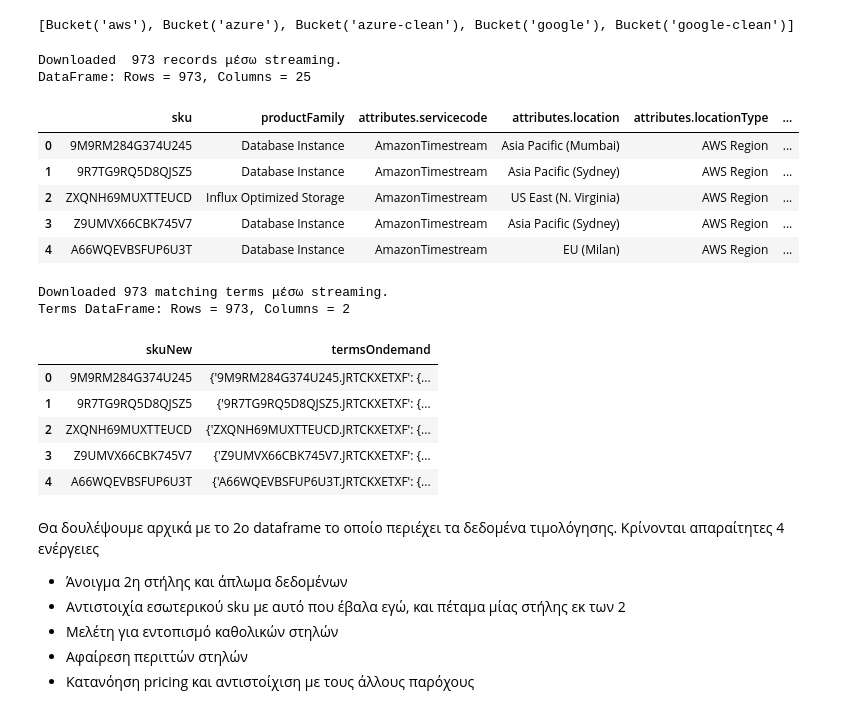
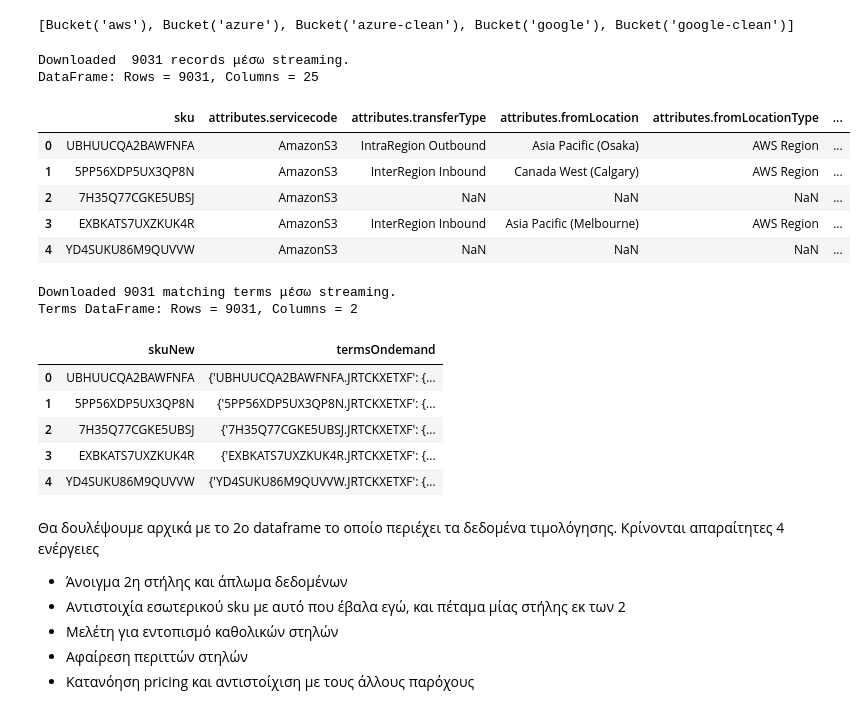
Before and after one commit to PanosVaritis/Pricing-ops-api, a Jupyter notebook: notebooks/aws_eda.ipynb, the cells around one changed output. Saved outputs shown, nothing was run; the diff lists cells and outputs as text; code cells hidden in the pictures.

```diff
--- a/notebooks/aws_eda.ipynb
+++ b/notebooks/aws_eda.ipynb
@@ -17,46 +17,47 @@ client = config.create_minio_client()
 [Bucket('aws'), Bucket('azure'), Bucket('azure-clean'), Bucket('google'), Bucket('google-clean')]
 # %%
 # object_name = "AmazonEC2.json"
-object_name = "AmazonTimestream.json"
+# object_name = "AmazonTimestream.json"
+object_name = "AmazonS3.json"
 
-TARGET_RECORDS = 3000
+TARGET_RECORDS = 100000
 sample_products = []
 
 response = client.get_object(config.PROVIDERS.get("aws").get("bucket"), object_name=object_name)
 
 try:
     # Το ijson διαβάζει κατευθείαν από το stream byte-byte
     parser = ijson.kvitems(response, 'products')
 
     count = 0
     for sku, product_data in parser:
         #Mε την προοπτική να δημιουργεί πεδίο με sku με την αντίστοιχη τιμή μέσα στο dict αλλά αυτό ήδη υπάρχει
         # product_data['sku'] = sku
         sample_products.append(product_data)
 
         count += 1
         if count >= TARGET_RECORDS:
             break
 
     print(f"Downloaded  {len(sample_products)} records μέσω streaming.")
 
 finally:
     response.close()
     response.release_conn()
 
 # Μετατροπή σε αρχικό DataFrame
 df_products = pd.json_normalize(sample_products)
 print(f"DataFrame: Rows = {df_products.shape[0]}, Columns = {df_products.shape[1]}")
 df_products.head()
 # %% [output]
-Downloaded  973 records μέσω streaming.
-DataFrame: Rows = 973, Columns = 25
+Downloaded  9031 records μέσω streaming.
+DataFrame: Rows = 9031, Columns = 25
-|  | sku | productFamily | attributes.servicecode | attributes.location | attributes.locationType | ... |
-| 0 | 9M9RM284G374U245 | Database Instance | AmazonTimestream | Asia Pacific (Mumbai) | AWS Region | ... |
-| 1 | 9R7TG9RQ5D8QJSZ5 | Database Instance | AmazonTimestream | Asia Pacific (Sydney) | AWS Region | ... |
-| 2 | ZXQNH69MUXTTEUCD | Influx Optimized Storage | AmazonTimestream | US East (N. Virginia) | AWS Region | ... |
-| 3 | Z9UMVX66CBK745V7 | Database Instance | AmazonTimestream | Asia Pacific (Sydney) | AWS Region | ... |
-| 4 | A66WQEVBSFUP6U3T | Database Instance | AmazonTimestream | EU (Milan) | AWS Region | ... |
+|  | sku | attributes.servicecode | attributes.transferType | attributes.fromLocation | attributes.fromLocationType | ... |
+| 0 | UBHUUCQA2BAWFNFA | AmazonS3 | IntraRegion Outbound | Asia Pacific (Osaka) | AWS Region | ... |
+| 1 | 5PP56XDP5UX3QP8N | AmazonS3 | InterRegion Inbound | Canada West (Calgary) | AWS Region | ... |
+| 2 | 7H35Q77CGKE5UBSJ | AmazonS3 | NaN | NaN | NaN | ... |
+| 3 | EXBKATS7UXZKUK4R | AmazonS3 | InterRegion Inbound | Asia Pacific (Melbourne) | AWS Region | ... |
+| 4 | YD4SUKU86M9QUVVW | AmazonS3 | NaN | NaN | NaN | ... |
 # %%
 # Στο πάνω κελί είχα μία λίστα η οποία είχε μέσα n sku, μαζί με όλα τα attributes τουσ.
 # Τώρα στο βήμα αυτό κάνω access την λίστα και απομονώνω σε ένα set μόνο τον κωδικό των n sku (η επιλογή set βασίζεται στην γρήγορη αναζήτηση)
@@ -97,14 +98,14 @@ df_terms = pd.DataFrame(terms_list)
 print(f"Terms DataFrame: Rows = {df_terms.shape[0]}, Columns = {df_terms.shape[1]}")
 df_terms.head()
 # %% [output]
-Downloaded 973 matching terms μέσω streaming.
-Terms DataFrame: Rows = 973, Columns = 2
+Downloaded 9031 matching terms μέσω streaming.
+Terms DataFrame: Rows = 9031, Columns = 2
 |  | skuNew | termsOndemand |
-| 0 | 9M9RM284G374U245 | {'9M9RM284G374U245.JRTCKXETXF': {... |
-| 1 | 9R7TG9RQ5D8QJSZ5 | {'9R7TG9RQ5D8QJSZ5.JRTCKXETXF': {... |
-| 2 | ZXQNH69MUXTTEUCD | {'ZXQNH69MUXTTEUCD.JRTCKXETXF': {... |
-| 3 | Z9UMVX66CBK745V7 | {'Z9UMVX66CBK745V7.JRTCKXETXF': {... |
-| 4 | A66WQEVBSFUP6U3T | {'A66WQEVBSFUP6U3T.JRTCKXETXF': {... |
+| 0 | UBHUUCQA2BAWFNFA | {'UBHUUCQA2BAWFNFA.JRTCKXETXF': {... |
+| 1 | 5PP56XDP5UX3QP8N | {'5PP56XDP5UX3QP8N.JRTCKXETXF': {... |
+| 2 | 7H35Q77CGKE5UBSJ | {'7H35Q77CGKE5UBSJ.JRTCKXETXF': {... |
+| 3 | EXBKATS7UXZKUK4R | {'EXBKATS7UXZKUK4R.JRTCKXETXF': {... |
+| 4 | YD4SUKU86M9QUVVW | {'YD4SUKU86M9QUVVW.JRTCKXETXF': {... |
 # %% [markdown]
 Θα δουλέψουμε αρχικά με το 2ο dataframe το οποίο περιέχει τα δεδομένα τιμολόγησης. Κρίνονται απαραίτητες 4 ενέργειες
 - Άνοιγμα 2η στήλης και άπλωμα δεδομένων
```
Also changed, not shown: parts of 11 cells of this notebook.
